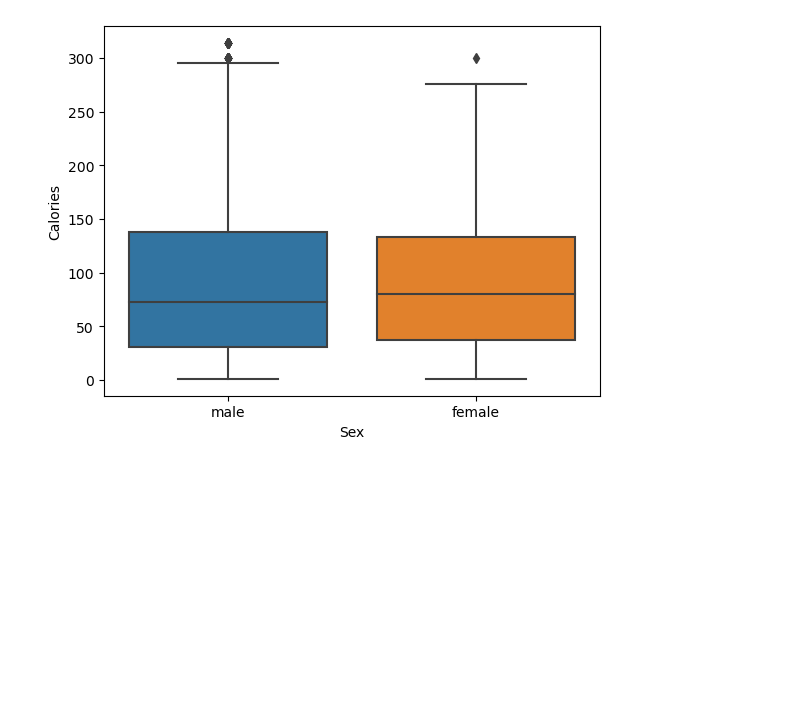
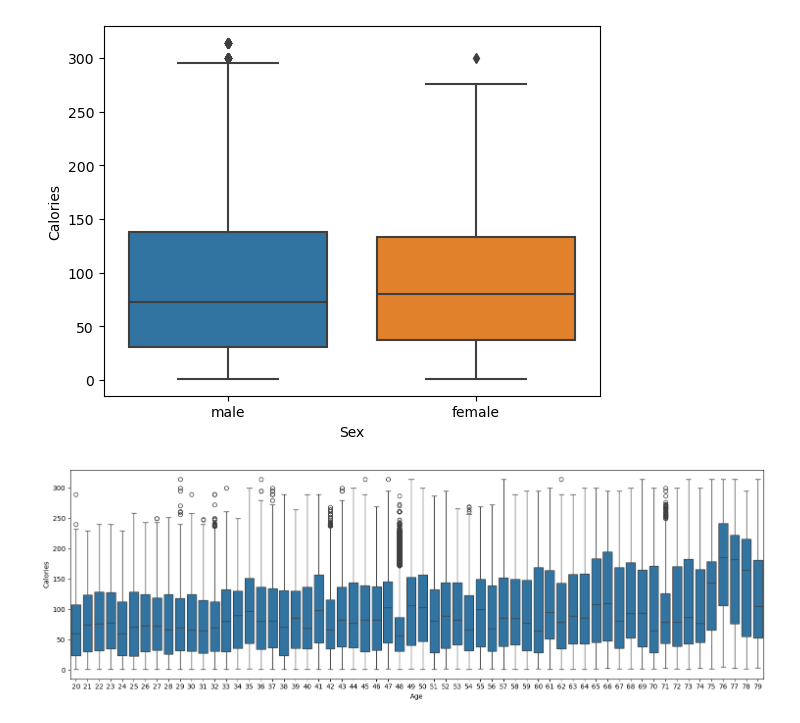
Before and after one commit to Wataru-Endo0314/Kaggle_Calorie_Expenditure, a Jupyter notebook: notebooks/week one.ipynb, the cells around one changed output. Drawn from its saved outputs; the diff is of its cells as text; code cells hidden in the pictures; blank space fills up the shorter version.

```diff
--- a/notebooks/week one.ipynb
+++ b/notebooks/week one.ipynb
@@ -54,3 +115,10 @@ sns.boxplot(x=train['Sex'], y = train['Calories'])
 # %% [output]
 <AxesSubplot:xlabel='Sex', ylabel='Calories'>
 [figure]
+# %%
+# 年齢とカロリーの関係
+plt.figure(figsize=(15, 5))
+sns.boxplot(x=train['Age'], y = train['Calories'])
+plt.tight_layout()
+# %% [output]
+[figure, added]
```
Also changed, not shown: parts of 13 cells of this notebook.
